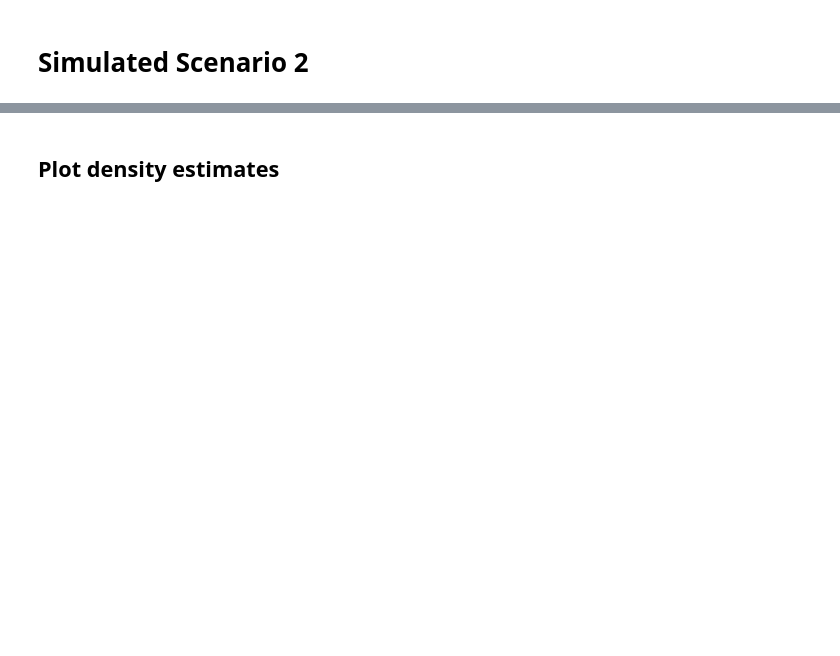
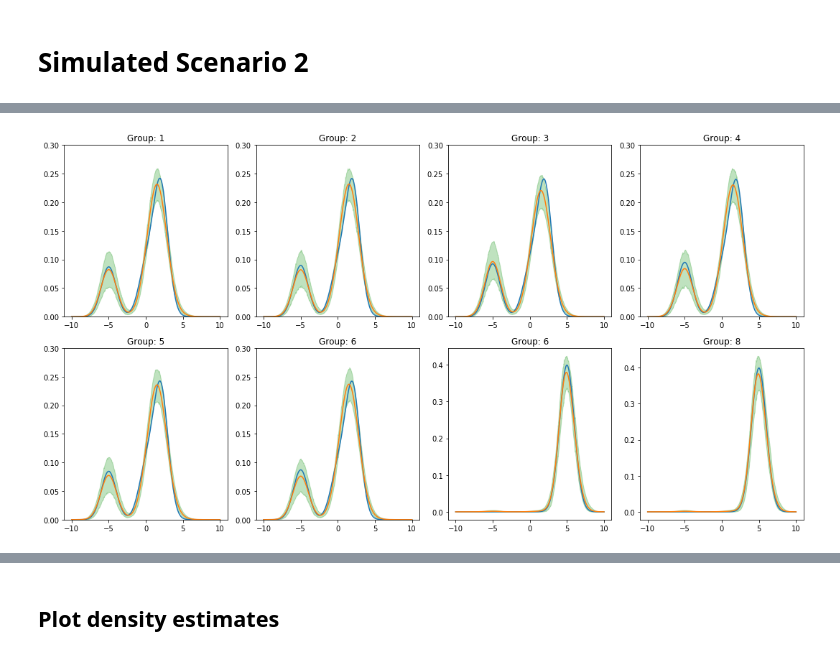
Before and after one commit to mberaha/spatial_mixtures, a Jupyter notebook: notebooks/Simulation Study.ipynb, the cells around one changed output, grey strips where cells are left out. Cells and saved outputs as stored; diff of their text form; code cells hidden in the pictures; blank space fills up the shorter version.

```diff
--- a/notebooks/Simulation Study.ipynb
+++ b/notebooks/Simulation Study.ipynb
@@ -105,9 +175,9 @@ for i in range(8):
 # %%
 data = []
 for i in range(8):
-    numSamples = 1000
-#     if i == 5:
-#         numSamples = 20
+    numSamples = 100
+    if i == 5:
+        numSamples = 20
 
     for j in range(numSamples):
         data.append([i, simulate_from_mixture(weights[i])])
@@ -147,0 +257,10 @@ chains = runSpatialMixtureSamplerFromData(burnin, niter, thin, datas, Dmat2,
+# %%
+burnin = 10000
+niter = 10000
+thin = 10
+
+
+
+chains = runSpatialMixtureSampler(burnin, niter, thin, Dmat3,
+                                  "spatial_mix/resources/sampler_params.asciipb",
+                                  datas, dissimilarities)
@@ -147,0 +285,34 @@ chains = runSpatialMixtureSamplerFromData(burnin, niter, thin, datas, Dmat2,
+# %%
+xgrid = np.linspace(-10, 10, 1000)
+dens = estimateDensities(chains, xgrid)
+
+fig, axes = plt.subplots(nrows=2, ncols=4, figsize=(15, 8))
+axes = axes.flat
+
+for g in range(6):
+    axes[g].plot(xgrid,
+                 weights[g][0] * norm.pdf(xgrid, -5, 1.0) +
+                 weights[g][1] * norm.pdf(xgrid, 0.0, 1.0) +
+                 weights[g][2] * norm.pdf(xgrid, 2.0, 1.0))
+    axes[g].plot(xgrid, np.mean(dens[g], 0))
+    axes[g].set_ylim([0, 0.3])
+    intervals = np.array([pm.stats.hpd(dens[g][:, i], 0.05) for i in range(dens[g].shape[1])])
+    axes[g].fill_between(xgrid, intervals[:, 0], intervals[:, 1], alpha=0.3, color=current_palette[2])
+    axes[g].set_title("Group: {0}".format(g+1))
+
+axes[6].plot(xgrid, norm.pdf(xgrid, 5, 1.0))
+axes[6].plot(xgrid, np.mean(dens[6], 0))
+intervals = np.array([pm.stats.hpd(dens[6][:, i], 0.05) for i in range(dens[6].shape[1])])
+axes[6].fill_between(xgrid, intervals[:, 0], intervals[:, 1], alpha=0.3, color=current_palette[2])
+axes[6].set_title("Group: {0}".format(6))
+
+
+axes[7].plot(xgrid, norm.pdf(xgrid, 5, 1.0))
+axes[7].plot(xgrid, np.mean(dens[7], 0))
+intervals = np.array([pm.stats.hpd(dens[7][:, i], 0.05) for i in range(dens[7].shape[1])])
+axes[7].fill_between(xgrid, intervals[:, 0], intervals[:, 1], alpha=0.3, color=current_palette[2])
+axes[7].set_title("Group: {0}".format(7+1))
+
+plt.tight_layout()
+# %% [output]
+[figure, added]
```
Also changed, not shown: parts of 31 cells of this notebook, 5 other files.
